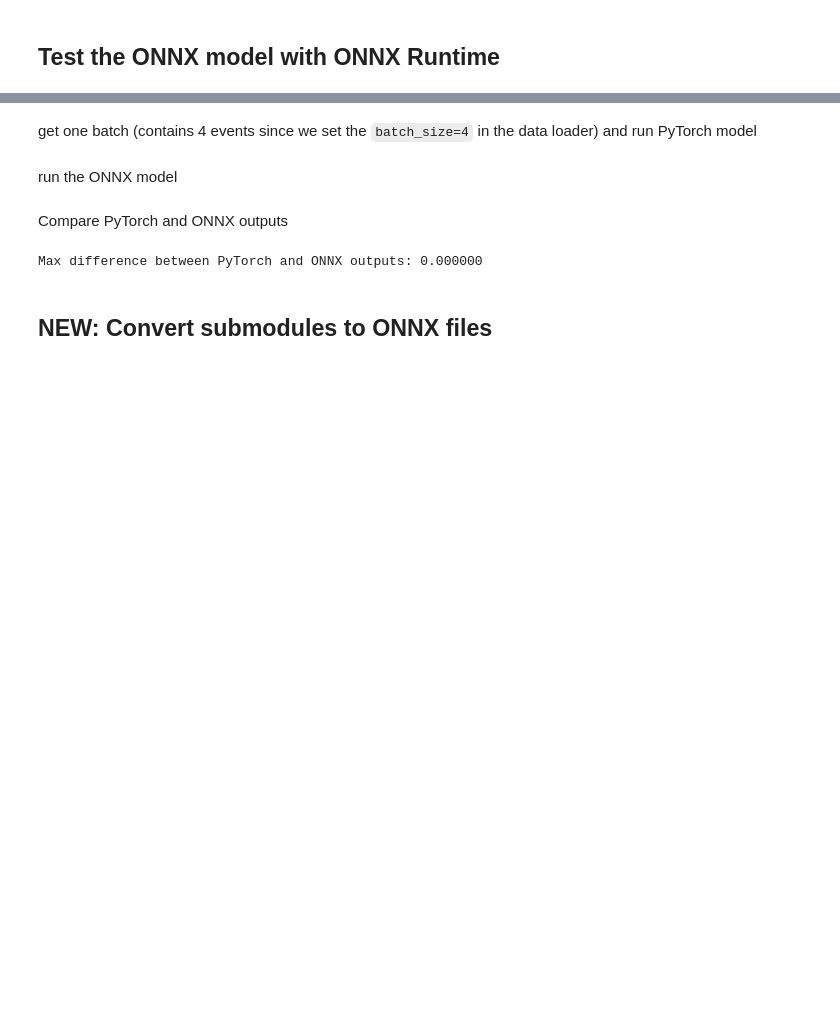
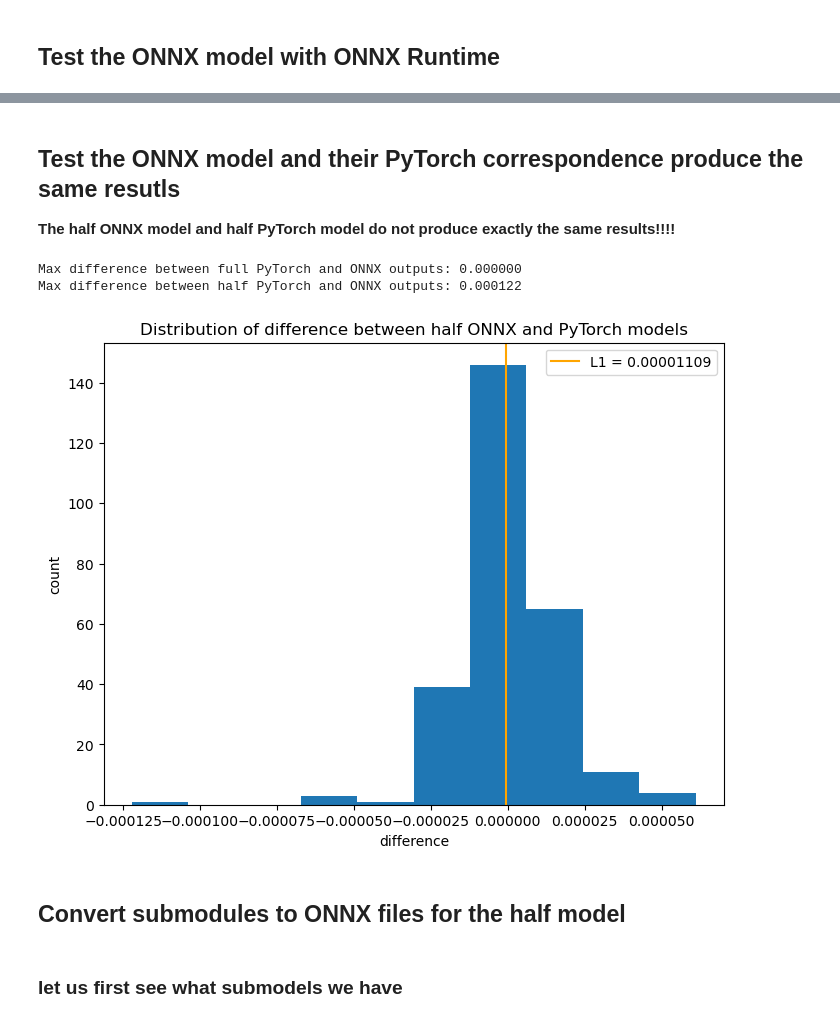
Before and after one commit to abidihaider/RealTimeAlignment, a Jupyter notebook: onnx_no-residual/load_and_convert.ipynb, the cells around one changed output, grey strips where cells are left out. Cells and saved outputs as stored; diff of their text form; code cells hidden in the pictures; blank space fills up the shorter version.

```diff
--- a/onnx_no-residual/load_and_convert.ipynb
+++ b/onnx_no-residual/load_and_convert.ipynb
@@ -143,6 +200,12 @@ ONNX model tested successfully!
 # %% [markdown]
-get one batch (contains 4 events since we set the `batch_size=4` in the data loader) and run PyTorch model
+## Test the ONNX model and their PyTorch correspondence produce the same resutls
+**The half ONNX model and half PyTorch model do not produce exactly the same results!!!!**
 # %%
+# Get one batch containing 10 events (since we set the `batch_size=10`
+# in the data loader) and run PyTorch/ONNX models on them to see
+# whether they produce the same results.
+
+dataloader = DataLoader(dataset, batch_size=10, shuffle=False)
 event = next(iter(dataloader))
 # readout generated by the misaligned detectors
 # "_cont" here means the coordinates are continuous without any rounding.
@@ -151,20 +214,59 @@ readout = event[f'readout_curr_cont'].to(device)
 #        ->(batch_size, num_particles, num_detectors, 2)
 #        ->(batch_size, num_particles, num_detectors x 2)
 readout = torch.transpose(readout, 1, 2).flatten(-2, -1)
-torch_outputs = model(readout)
-# %% [markdown]
-run the ONNX model
+# %%
+def run_onnx(session, inputs):
+    if isinstance(session, str):
+        ort_session = onnxruntime.InferenceSession(session)
+    elif isinstance(session, onnxruntime.capi.onnxruntime_inference_collection.InferenceSession):
+        ort_session = session
+    else:
+        raise ValueError('session should either be a str (path to a onnx file) or a onnxruntime session')
+
+    ort_inputs = {ort_session.get_inputs()[0].name: inputs}
+
+    return ort_session.run(None, ort_inputs)[0]
 # %%
-ort_inputs = {ort_session.get_inputs()[0].name: readout.numpy()}
-ort_outputs = ort_session.run(None, ort_inputs)[0]
+for precision, model in model_dict.items():
+
+    # get torch outputs
+    if precision == 'half':
+        torch_inputs = readout.half()
+    else:
+        torch_inputs = readout
+
+    torch_outputs = model(torch_inputs)
+
+    # get ONNX outputs
+    if precision == 'half':
+        onnx_inputs = readout.numpy().astype(np.float16)
+    else:
+        onnx_inputs = readout.numpy()
+
+    onnx_path = f'mlp_{precision}.onnx'
+    ort_outputs = run_onnx(onnx_path, onnx_inputs)
+
+    # Compare PyTorch and ONNX outputs
+    difference = (torch_outputs.detach().numpy() - ort_outputs).flatten()
+    max_diff = np.max(np.abs(difference))
+
+    print(f"Max difference between {precision} PyTorch and ONNX outputs: {max_diff:.6f}")
+
+    if precision == 'half':
+        l1 = np.abs(difference).mean()
+        fig, ax = plt.subplots(1, 1, figsize=(8, 6))
+        _ = ax.hist(difference, bins=10)
+        ax.axvline(mean, label=f'L1 = {l1:.8f}', color='orange')
+        ax.legend()
+        ax.set_xlabel('difference')
+        ax.set_ylabel('count')
+        ax.set_title(f'Distribution of difference between half ONNX and PyTorch models')
+# %% [output]
+Max difference between full PyTorch and ONNX outputs: 0.000000
+Max difference between half PyTorch and ONNX outputs: 0.000122
+[figure, added]
-# %% [markdown]
-Compare PyTorch and ONNX outputs
-# %%
-difference = np.abs(torch_outputs.detach().numpy() - ort_outputs)
-max_diff = np.max(difference)
-print(f"Max difference between PyTorch and ONNX outputs: {max_diff:.6f}")
-# %% [output]
-Max difference between PyTorch and ONNX outputs: 0.000000
 # %% [markdown]
-## NEW: Convert submodules to ONNX files
+## Convert submodules to ONNX files for the half model
+# %% [markdown]
+### let us first see what submodels we have
 # %%
```
Also changed, not shown: parts of 27 cells of this notebook, 2 other files.
